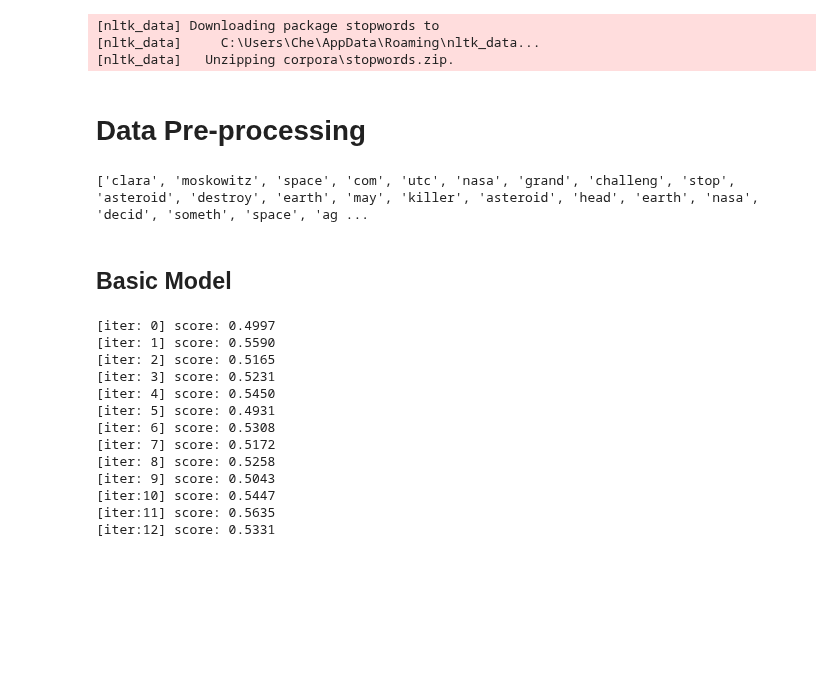
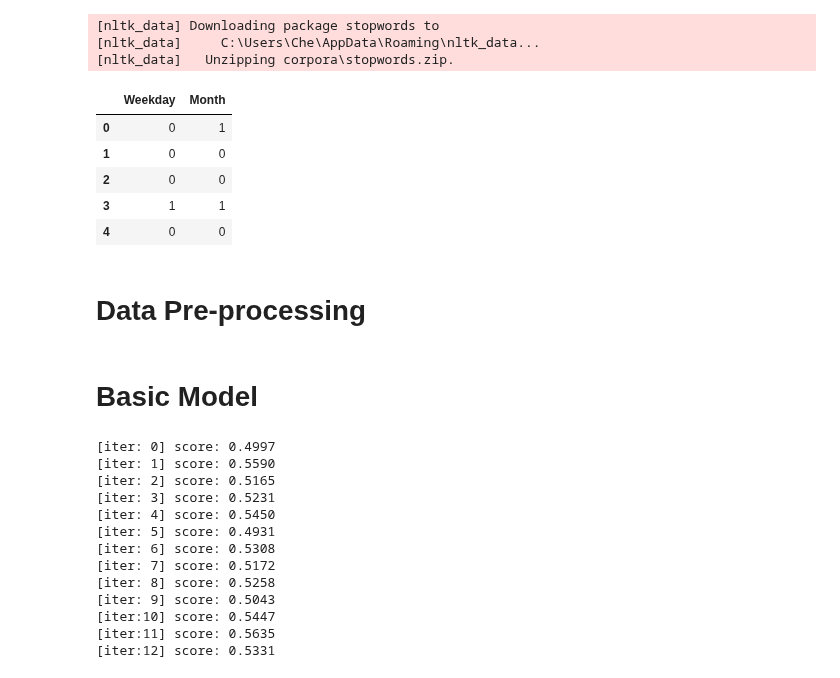
Before and after one commit to chengche6230/Deep-Learning-Course-Team-Project, a Jupyter notebook: Competition 1/src/Cup1_code.ipynb, the cells around one changed output. Saved outputs shown, nothing was run; the diff lists cells and outputs as text; code cells hidden in the pictures; blank space fills up the shorter version.

```diff
--- a/Competition 1/src/Cup1_code.ipynb
+++ b/Competition 1/src/Cup1_code.ipynb
@@ -68,31 +70,40 @@ def get_stream(path, size):
 txt = next(get_stream(path=train_file, size=10))['Page content'][0]
 # %%
 # extract time feature
+weekday_trans = {'Mon': 0, 'Tue': 1, 'Wed': 2, 'Thu': 3, 'Fri': 4, 'Sat': 5, 'Sun': 6}
+month_trans = {'Jan': 1, 'Feb': 2, 'Mar': 3, 'Apr':4, 'May': 5, 'Jun': 6,
+               'Jul': 7, 'Aug': 8, 'Sep': 9, 'Oct': 10, 'Nov': 11, 'Dec': 12}
+
 def time_feature_df(txt):
-    df = pd.DataFrame(columns=['Weekday', 'Hour', 'Minute', 'Time zone'])
+    df = pd.DataFrame(columns=['Weekday', 'Month', 'Hour', 'Minute', 'Time zone'])
     r = 'datetime="(.+?)"'
     for t in txt:
         tt = re.findall(r, t)
         try:
-            weekday, hour, minute, time_zone = tt[0][:3], int(tt[0][17:19]), int(tt[0][20:22]), int(tt[0][27:29])
+            weekday = 1 if weekday_trans[tt[0][:3]] >= 4 else 0
+            month = 1 if month_trans[tt[0][8:11]] > 5 else 0
+            hour, minute, time_zone = int(tt[0][17:19]), int(tt[0][20:22]), int(tt[0][27:29])
         except:
-            weekday, hour, minute, time_zone = 'Wed', 12, 0, 0
+            weekday, month, hour, minute, time_zone = 0, 0, 12, 0, 0
         #print(f'{weekday}, {hour}:{minute}, +{time_zone}')
-        row = {'Weekday': weekday, 'Hour': hour, 'Minute': minute, 'Time zone': time_zone}
+        row = {'Weekday': weekday, 'Month': month, 'Hour': hour, 'Minute': minute, 'Time zone': time_zone}
         df = df.append(row, ignore_index=True)
-    return df.drop(columns=['Minute', 'Time zone'])
+    return df.drop(columns=['Hour', 'Minute', 'Time zone'])
 
-test = next(get_stream(path=train_file, size=1000))['Page content']
-# df_test = time_feature_df(test)
-# df_test.head()
+test = next(get_stream(path=train_file, size=50))['Page content']
+df_test = time_feature_df(test)
+df_test.head()
+# %% [output]
+|  | Weekday | Month |
+| 0 | 0 | 1 |
+| 1 | 0 | 0 |
+| 2 | 0 | 0 |
+| 3 | 1 | 1 |
+| 4 | 0 | 0 |
 # %% [markdown]
 # Data Pre-processing
-# %%
-print(tokenizer_stem_nostop(preprocessor(txt)))
-# %% [output]
-['clara', 'moskowitz', 'space', 'com', 'utc', 'nasa', 'grand', 'challeng', 'stop', 'asteroid', 'destroy', 'earth', 'may', 'killer', 'asteroid', 'head', 'earth', 'nasa', 'decid', 'someth', 'space', 'ag ...
 # %% [markdown]
-## Basic Model
+# Basic Model
 # %%
 hashvec = HashingVectorizer(n_features=2**20,
                             preprocessor=preprocessor, tokenizer=tokenizer_stem_nostop)
```
Also changed, not shown: parts of 7 cells of this notebook, 1 other file.
